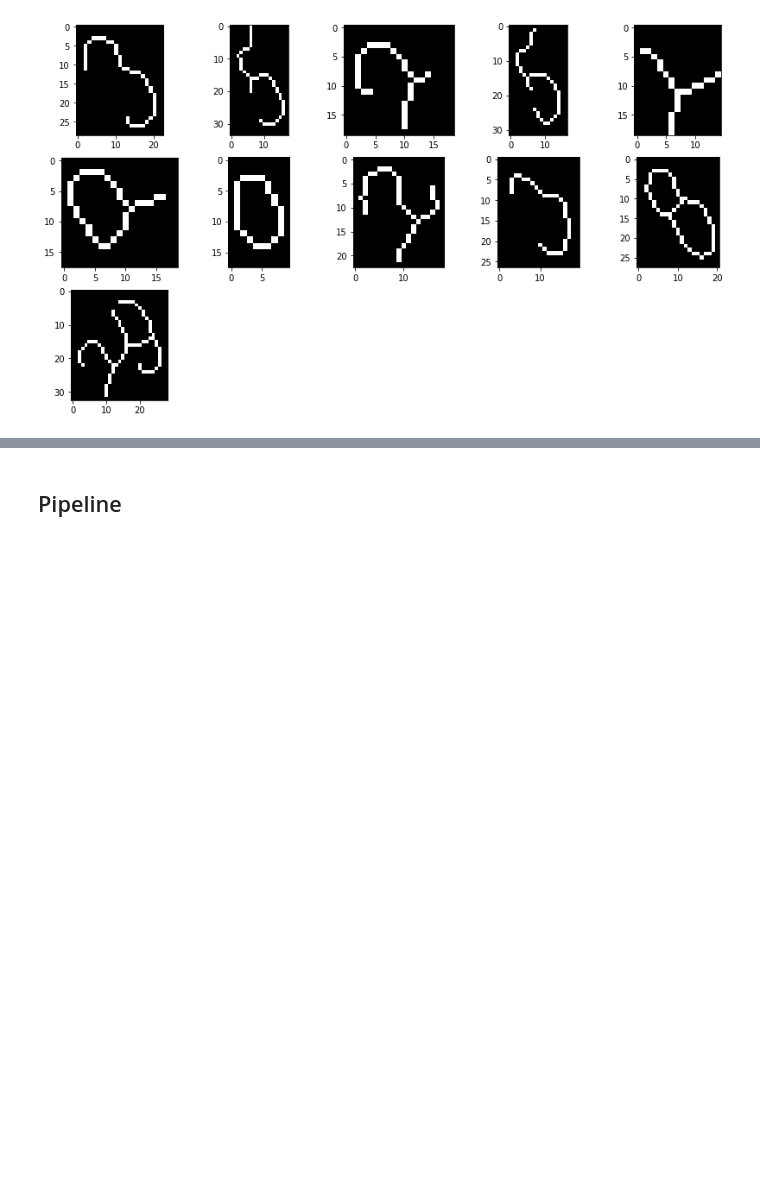
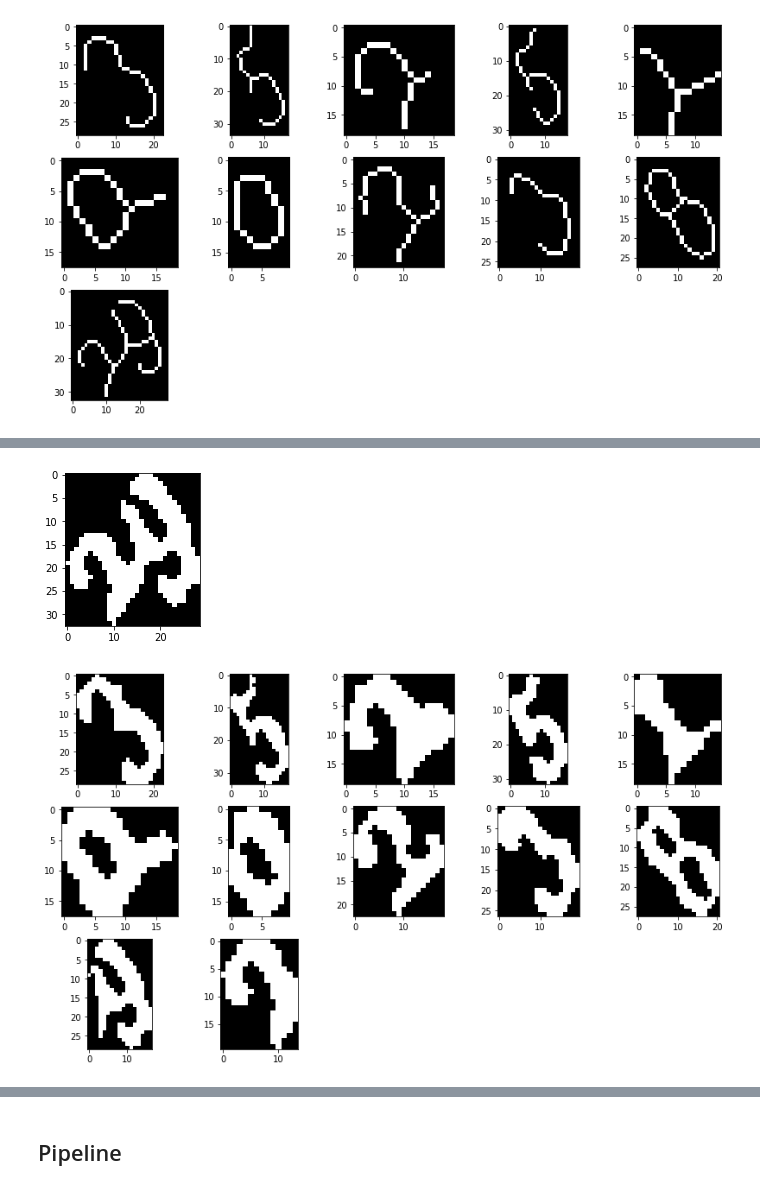
Before and after one commit to AudranDoublet/jacoubet_map_number_detection, a Jupyter notebook: Segmentation.ipynb, the cells around one changed output, grey strips where cells are left out. Drawn from its saved outputs; the diff is of its cells as text; code cells hidden in the pictures; blank space fills up the shorter version.

```diff
--- a/Segmentation.ipynb
+++ b/Segmentation.ipynb
@@ -628,0 +797,7 @@ show_images(sq)
+# %%
+s5, m5 = extract_single_numbers(n5)
+show_images(m5)
+show_images(multiple_to_singles2(s5, m5))
+# %% [output]
+[figure, added]
+[figure, added]
```
Also changed, not shown: parts of 8 cells of this notebook.
